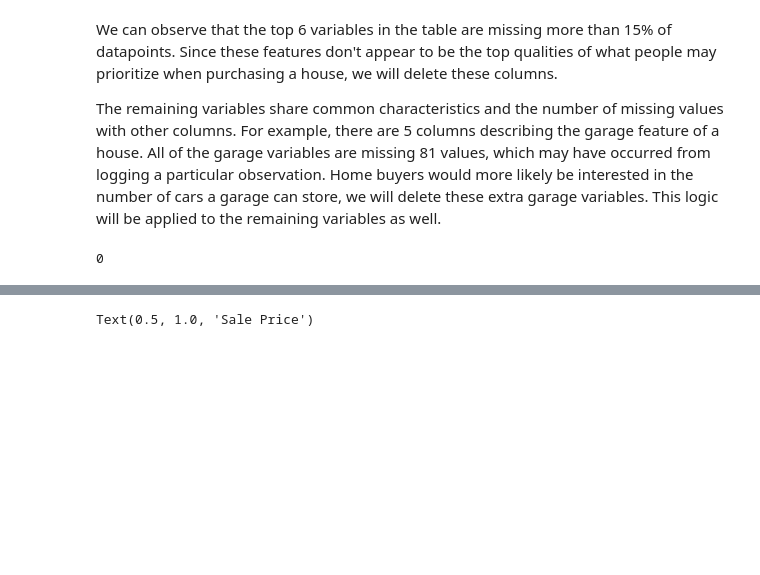
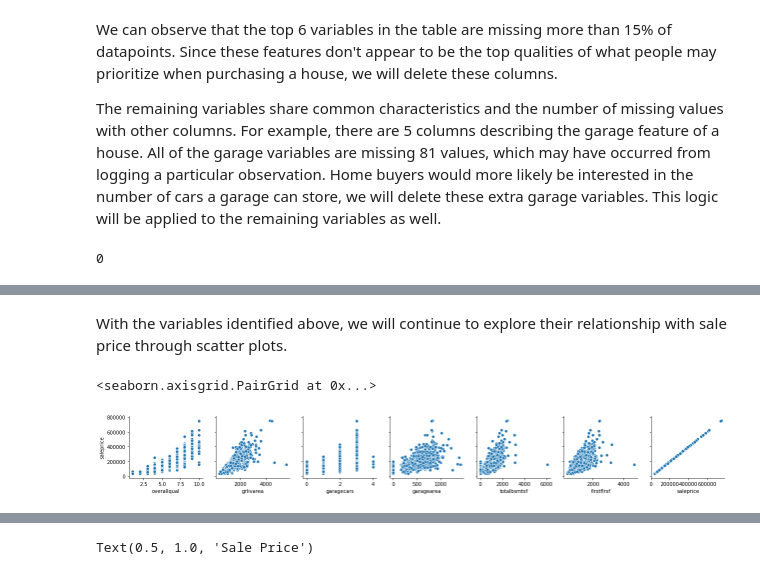
Before and after one commit to tsaw8/Thinkful_Project, a Jupyter notebook: Module 19: Supervised learning: solving regression problems/Simple linear regression with OLS (ordinary least squares).ipynb, the cells around one changed output, grey strips where cells are left out. Drawn from its saved outputs; the diff is of its cells as text; code cells hidden in the pictures; blank space fills up the shorter version.

```diff
--- a/Module 19: Supervised learning: solving regression problems/Simple linear regression with OLS (ordinary least squares).ipynb
+++ b/Module 19: Supervised learning: solving regression problems/Simple linear regression with OLS (ordinary least squares).ipynb
@@ -124,0 +180,9 @@ There doesn't appear to be anymore missing values so we will treat outliers in t
+# %% [markdown]
+With the variables identified above, we will continue to explore their relationship with sale price through scatter plots.
+# %%
+top_var = df.loc[:,['overallqual','grlivarea','garagecars',
+                    'garagearea','totalbsmtsf','firstflrsf','saleprice']]
+sns.pairplot(top_var, y_vars="saleprice", x_vars=top_var.columns.values)
+# %% [output]
+<seaborn.axisgrid.PairGrid at 0x...>
+[figure, added]
```
Also changed, not shown: parts of 36 cells of this notebook.
